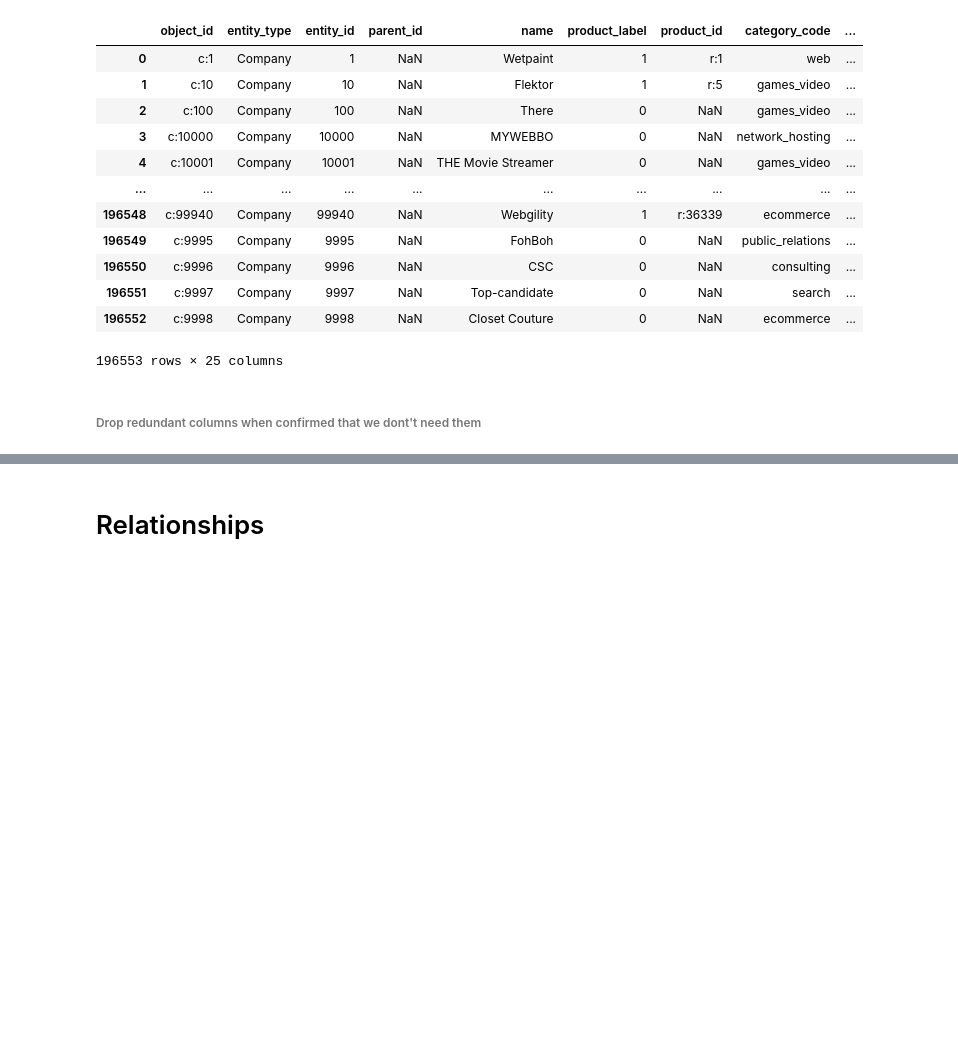
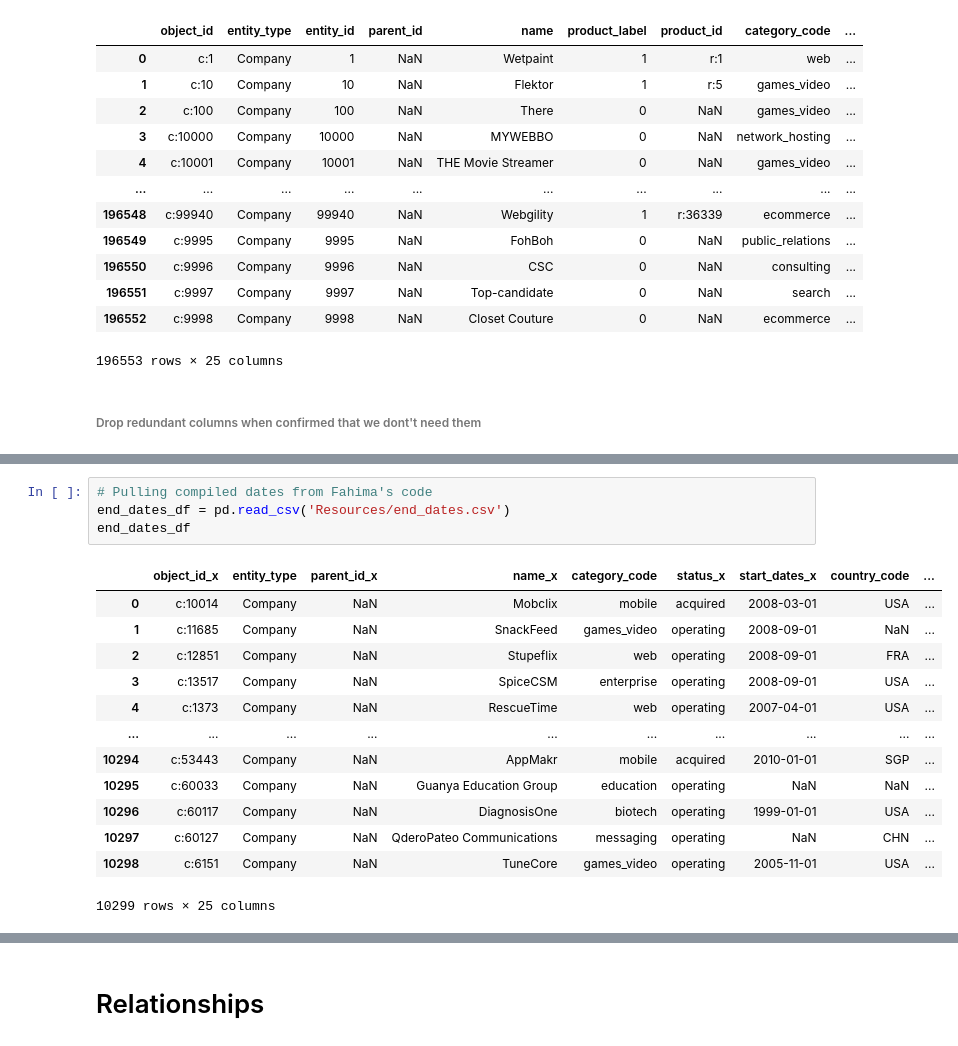
Before and after one commit to PaulIsenberg/FWIP_Venture, a Jupyter notebook: ETL_Winston_copy_transformation.ipynb, the cells around one changed output, grey strips where cells are left out. Cells and saved outputs as stored; diff of their text form; blank space fills up the shorter version.

Commit message:
Adding compiled code for end dated from Fahima and more code for collecting end dates from acquisitions and ipos

```diff
--- a/ETL_Winston_copy_transformation.ipynb
+++ b/ETL_Winston_copy_transformation.ipynb
@@ -991,0 +1198,18 @@ prod_mapped
+# %%
+# Pulling compiled dates from Fahima's code
+end_dates_df = pd.read_csv('Resources/end_dates.csv')
+end_dates_df
+# %% [output]
+|  | object_id_x | entity_type | parent_id_x | name_x | category_code | status_x | start_dates_x | country_code | ... |
+| 0 | c:10014 | Company | NaN | Mobclix | mobile | acquired | 2008-03-01 | USA | ... |
+| 1 | c:11685 | Company | NaN | SnackFeed | games_video | operating | 2008-09-01 | NaN | ... |
+| 2 | c:12851 | Company | NaN | Stupeflix | web | operating | 2008-09-01 | FRA | ... |
+| 3 | c:13517 | Company | NaN | SpiceCSM | enterprise | operating | 2008-09-01 | USA | ... |
+| 4 | c:1373 | Company | NaN | RescueTime | web | operating | 2007-04-01 | USA | ... |
+| ... | ... | ... | ... | ... | ... | ... | ... | ... | ... |
+| 10294 | c:53443 | Company | NaN | AppMakr | mobile | acquired | 2010-01-01 | SGP | ... |
+| 10295 | c:60033 | Company | NaN | Guanya Education Group | education | operating | NaN | NaN | ... |
+| 10296 | c:60117 | Company | NaN | DiagnosisOne | biotech | operating | 1999-01-01 | USA | ... |
+| 10297 | c:60127 | Company | NaN | QderoPateo Communications | messaging | operating | NaN | CHN | ... |
+| 10298 | c:6151 | Company | NaN | TuneCore | games_video | operating | 2005-11-01 | USA | ... |
+10299 rows × 25 columns
```
Also changed, not shown: parts of 92 cells of this notebook.
